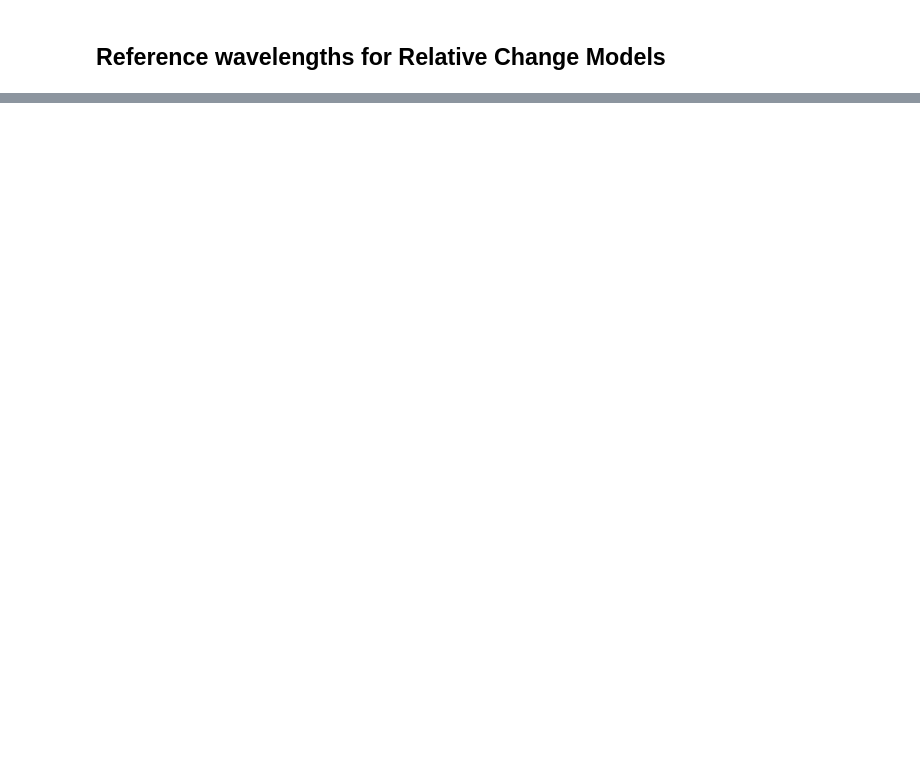
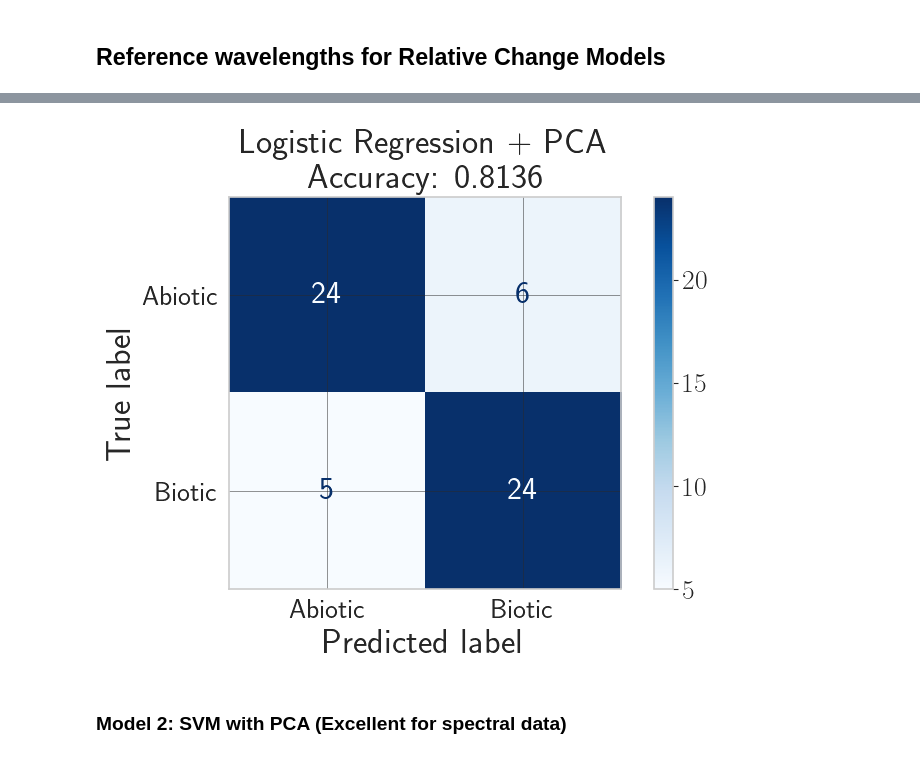
Before and after one commit to RicardoLoperaV/DiPreSi, a Jupyter notebook: Cambio Relativo/Models_RelCha.ipynb, the cells around one changed output, grey strips where cells are left out. Saved outputs shown, nothing was run; the diff lists cells and outputs as text; code cells hidden in the pictures; blank space fills up the shorter version.

Commit message:
Add new models

```diff
--- a/Cambio Relativo/Models_RelCha.ipynb
+++ b/Cambio Relativo/Models_RelCha.ipynb
@@ -50,0 +151,9 @@ REF.head()
+# %%
+# Take out the test set from df_rel_change by extracting plants with same treatement and same plant number
+test_set = df_rel_change[((df_rel_change['Tratamiento'] == 'Control') & (df_rel_change['Planta'] == 3)) |
+                         ((df_rel_change['Tratamiento'] == 'E_Hidrico') & (df_rel_change['Planta'] == 3)) |
+                         ((df_rel_change['Tratamiento'] == 'Ralstonia') & (df_rel_change['Planta'] == 2)) |
+                         ((df_rel_change['Tratamiento'] == 'Ral_EH') & (df_rel_change['Planta'] == 2))]
+
+# Remove the test set from the main dataframe
+df_rel_change = df_rel_change.drop(test_set.index)
@@ -50,0 +162,21 @@ REF.head()
+# %%
+# Prepare data for classification
+from sklearn.svm import SVC
+from sklearn.ensemble import RandomForestClassifier, GradientBoostingClassifier
+from sklearn.neighbors import KNeighborsClassifier
+from sklearn.preprocessing import StandardScaler, LabelEncoder
+from sklearn.metrics import accuracy_score, classification_report, confusion_matrix, ConfusionMatrixDisplay, f1_score
+
+# Encode labels
+le = LabelEncoder()
+y_encoded = le.fit_transform(df_rel_change['Stress_Type'])
+y_test_encoded = le.transform(test_set['Stress_Type'])
+
+# Features (wavelengths only)
+X_train = df_rel_change.iloc[:, 3:].values
+X_test = test_set.iloc[:, 3:].values
+
+print(f"Training set shape: {X_train.shape}")
+print(f"Test set shape: {X_test.shape}")
+print(f"Class distribution (train):\n{df_rel_change['Stress_Type'].value_counts()}")
+print(f"\nClass distribution (test):\n{test_set['Stress_Type'].value_counts()}")
@@ -50,0 +270,13 @@ REF.head()
+# %%
+# Confusion Matrix for Logistic Regression
+fig, ax = plt.subplots(figsize=(8, 6))
+cm_lr = confusion_matrix(y_test_encoded, y_pred_lr)
+disp_lr = ConfusionMatrixDisplay(confusion_matrix=cm_lr, display_labels=le.classes_)
+disp_lr.plot(cmap='Blues', ax=ax)
+ax.set_title(f'Logistic Regression + PCA\nAccuracy: {accuracy_score(y_test_encoded, y_pred_lr):.4f}')
+plt.tight_layout()
+plt.show()
+# %% [output]
+[figure, added]
+# %% [markdown]
+### Model 2: SVM with PCA (Excellent for spectral data)
```
Also changed, not shown: parts of 29 cells of this notebook, 1 other file.
